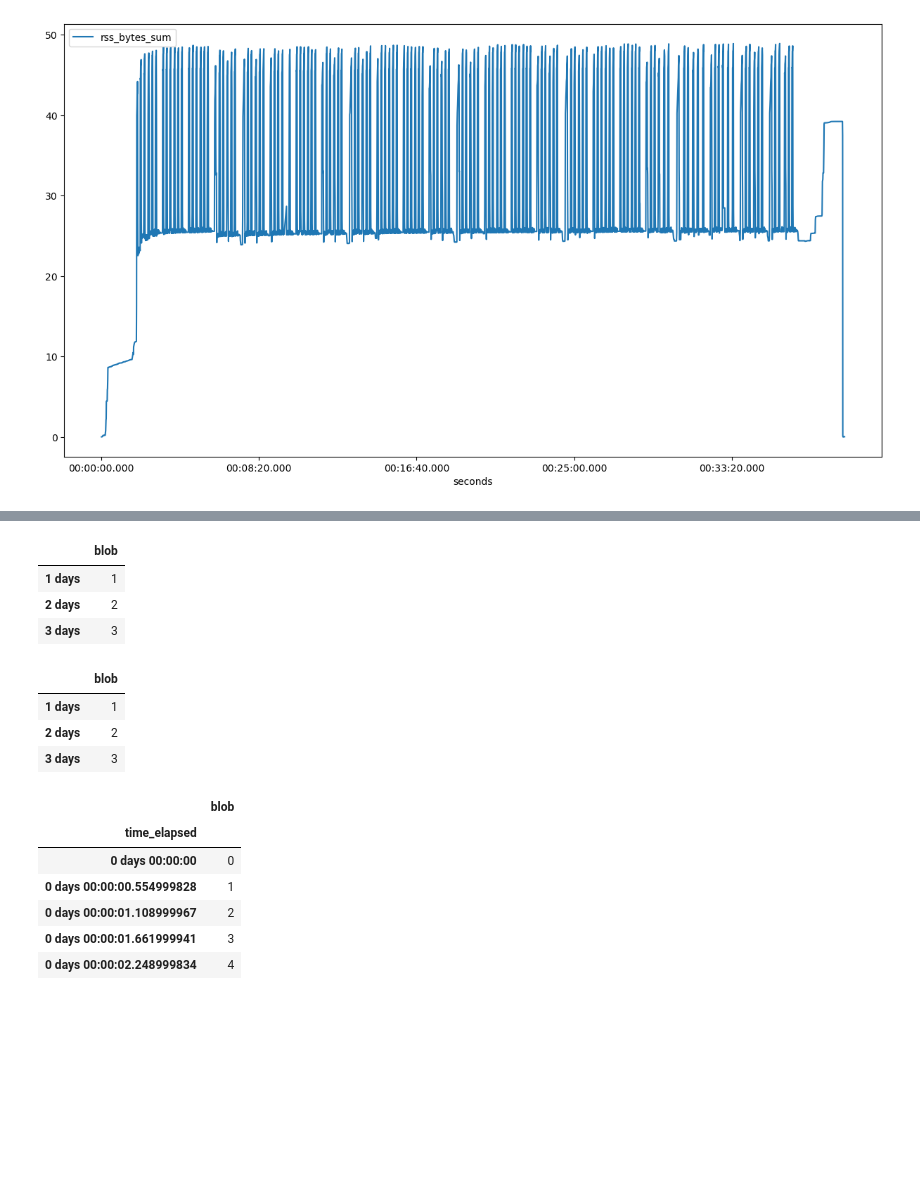
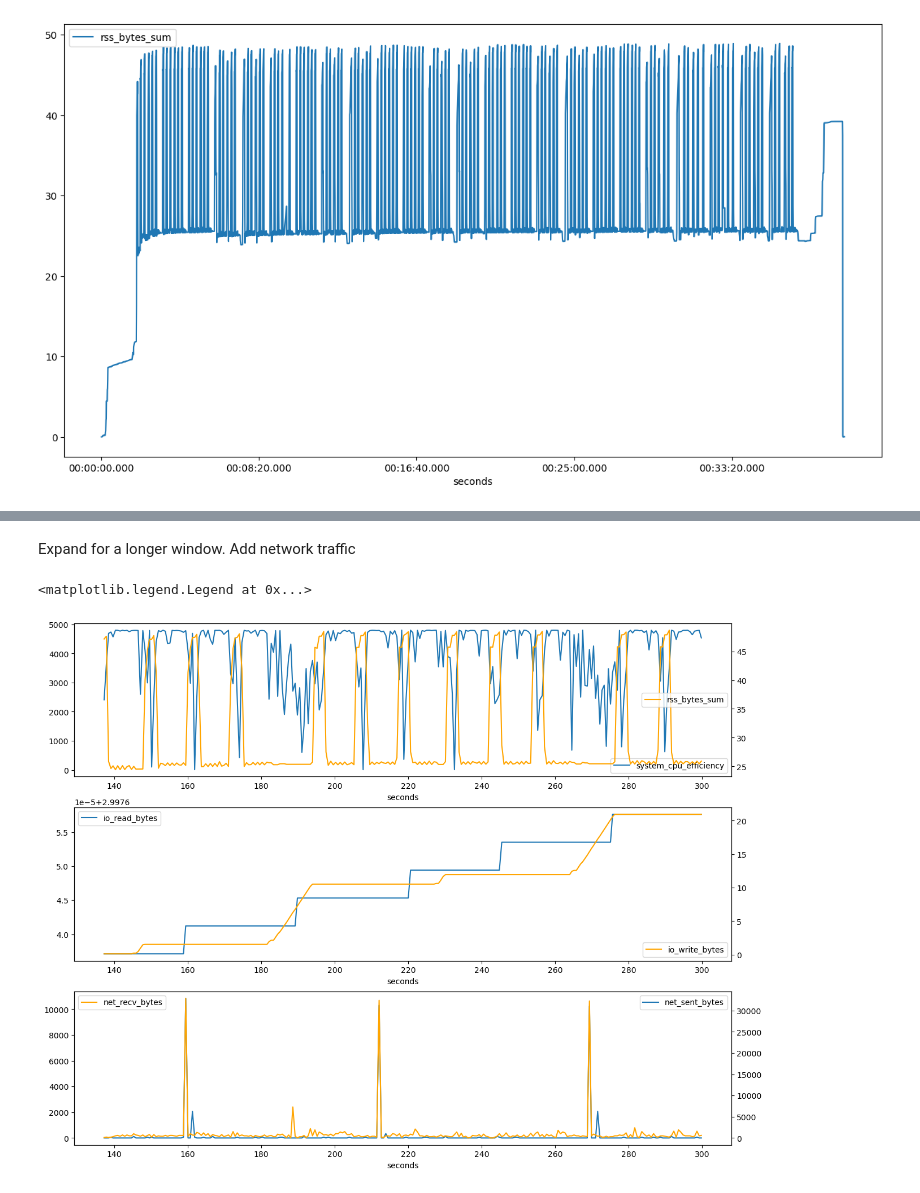
Before and after one commit to 21centuryweather/UM_config_tools, a Jupyter notebook: notebooks/Plot_HPC_Dashboard_logs.ipynb, the cells around one changed output, grey strips where cells are left out. Saved outputs shown, nothing was run; the diff lists cells and outputs as text; code cells hidden in the pictures; blank space fills up the shorter version.

```diff
--- a/notebooks/Plot_HPC_Dashboard_logs.ipynb
+++ b/notebooks/Plot_HPC_Dashboard_logs.ipynb
@@ -89,14 +289,20 @@ TimedeltaIndex(['0 days', '1 days', '2 days', '3 days', '4 days'], dtype='timede
+# %% [markdown]
+Expand for a longer window. Add network traffic
 # %%
-a.loc['1 days':'3 days']
+fig,ax = plt.subplots(3,1,figsize=(15,12))
+start = pd.Timedelta('137 seconds')
+end =  pd.Timedelta('300 seconds')
+df.loc[start:end].set_index('seconds')[['system_cpu_efficiency']].plot(ax=ax[0])
+ax2 = ax[0].twinx()
+df.loc[start:end].set_index('seconds')[['rss_bytes_sum']].plot(ax=ax2,color='orange')
+
+df.loc[start:end].set_index('seconds')[['io_read_bytes']].plot(ax=ax[1])
+ax3 = ax[1].twinx()
+df.loc[start:end].set_index('seconds')[['io_write_bytes']].plot(ax=ax3,color='orange').legend(loc='lower right')
+
+df.loc[start:end].set_index('seconds')[['net_sent_bytes']].plot(ax=ax[2])
+ax4 = ax[2].twinx()
+df.loc[start:end].set_index('seconds')[['net_recv_bytes']].plot(ax=ax4,color='orange').legend(loc='upper left')
 # %% [output]
-|  | blob |
-| 1 days | 1 |
-| 2 days | 2 |
-| 3 days | 3 |
+<matplotlib.legend.Legend at 0x...>
+[figure, added]
-# %%
-a.loc[pd.Timedelta('1 days'):pd.Timedelta('3 days')]
-# %% [output]
-|  | blob |
-| 1 days | 1 |
-| 2 days | 2 |
-| 3 days | 3 |
@@ -105,10 +308,0 @@ b = pd.DataFrame({'blob': range(5)},index=df.time_elapsed.iloc[:5])
-# %%
-b
-# %% [output]
-|  | blob |
-| time_elapsed |  |
-| 0 days 00:00:00 | 0 |
-| 0 days 00:00:00.554999828 | 1 |
-| 0 days 00:00:01.108999967 | 2 |
-| 0 days 00:00:01.661999941 | 3 |
-| 0 days 00:00:02.248999834 | 4 |
```
Also changed, not shown: parts of 23 cells of this notebook.
